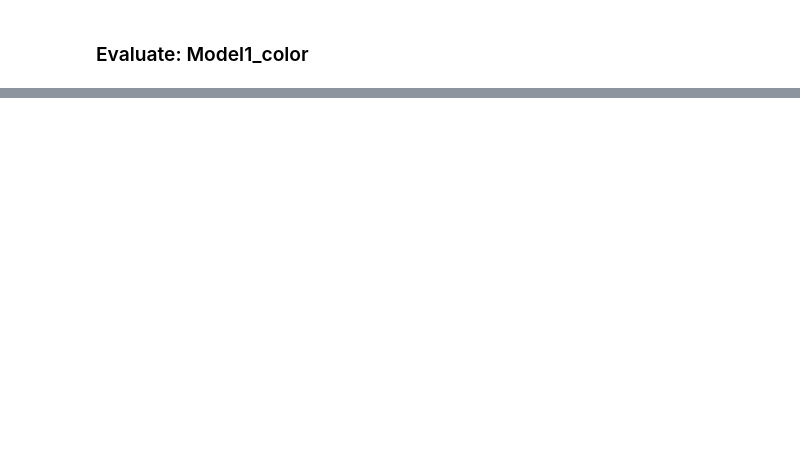
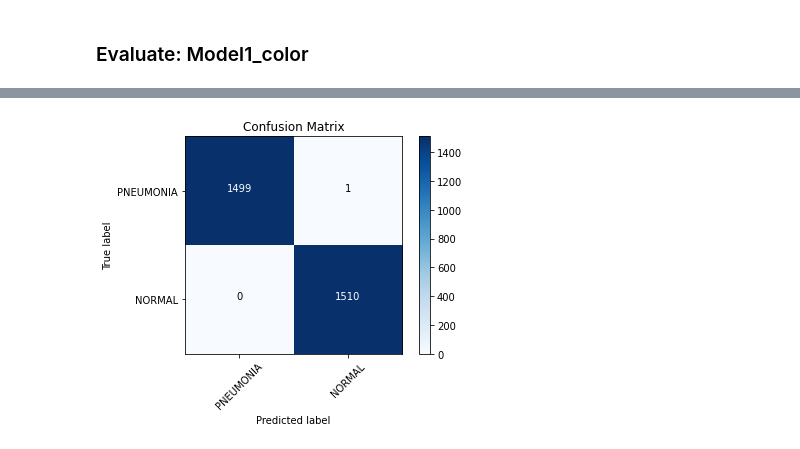
Before and after one commit to EricaSG/Capstone, a Jupyter notebook: Primary_Capstone_Colorized.ipynb, the cells around one changed output, grey strips where cells are left out. Saved outputs shown, nothing was run; the diff lists cells and outputs as text; code cells hidden in the pictures; blank space fills up the shorter version.

```diff
--- a/Primary_Capstone_Colorized.ipynb
+++ b/Primary_Capstone_Colorized.ipynb
@@ -413,0 +422,5 @@ Epoch 11/11
+# %%
+# Make Predictions
+preds2 = model_test1.predict(Xtest)
+# %%
+predictions2 = preds2 > 0.5
@@ -413,0 +433,4 @@ Epoch 11/11
+# %%
+plot_confusion_matrix(ytest, predictions2)
+# %% [output]
+[figure, added]
```
Also changed, not shown: parts of 29 cells of this notebook.
